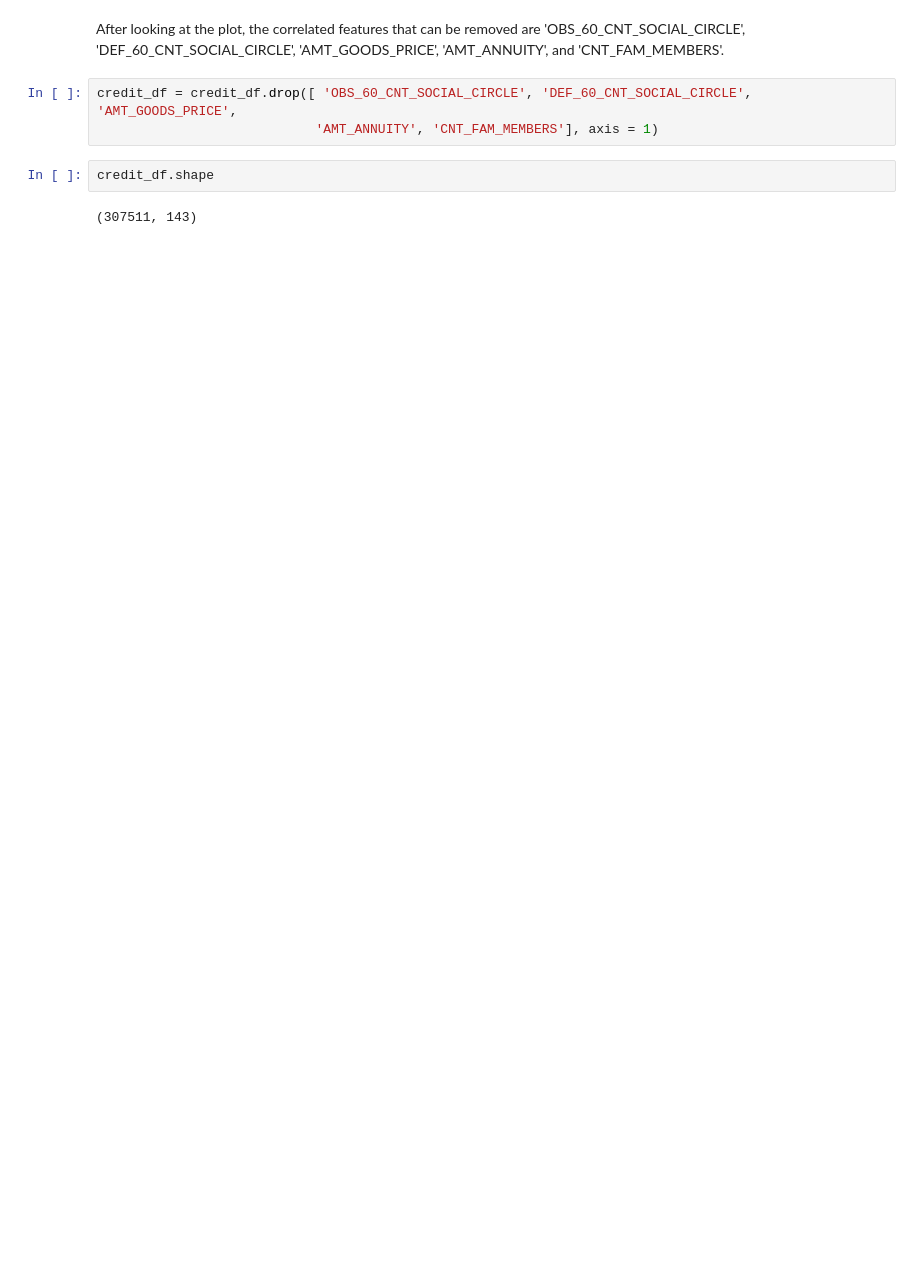
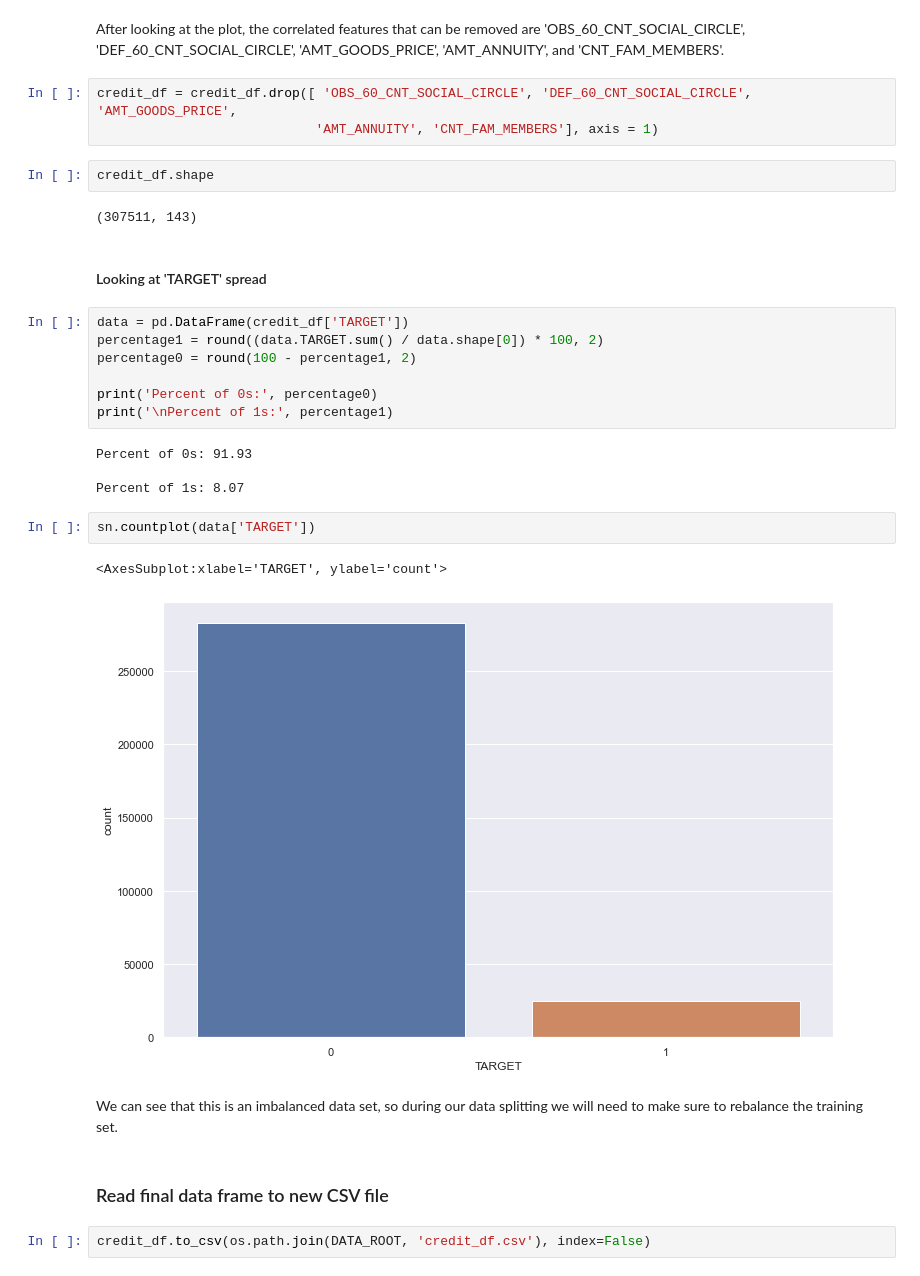
Before and after one commit to nr1988/ADS-505-Group-6, a Jupyter notebook: ADS505ProjectEDA.ipynb, the cells around one changed output. Cells and saved outputs as stored; diff of their text form; blank space fills up the shorter version.

```diff
--- a/ADS505ProjectEDA.ipynb
+++ b/ADS505ProjectEDA.ipynb
@@ -306,3 +306,27 @@ credit_df = credit_df.drop([ 'OBS_60_CNT_SOCIAL_CIRCLE', 'DEF_60_CNT_SOCIAL_CIRC
 credit_df.shape
 # %% [output]
 (307511, 143)
+# %% [markdown]
+#### Looking at 'TARGET' spread
+# %%
+data = pd.DataFrame(credit_df['TARGET'])
+percentage1 = round((data.TARGET.sum() / data.shape[0]) * 100, 2)
+percentage0 = round(100 - percentage1, 2)
+
+print('Percent of 0s:', percentage0)
+print('\nPercent of 1s:', percentage1)
+# %% [output]
+Percent of 0s: 91.93
+
+Percent of 1s: 8.07
+# %%
+sn.countplot(data['TARGET'])
+# %% [output]
+<AxesSubplot:xlabel='TARGET', ylabel='count'>
+[figure, added]
+# %% [markdown]
+We can see that this is an imbalanced data set, so during our data splitting we will need to make sure to rebalance the training set.
+# %% [markdown]
+### Read final data frame to new CSV file
+# %%
+credit_df.to_csv(os.path.join(DATA_ROOT, 'credit_df.csv'), index=False)
```
Also changed, not shown: parts of 5 cells of this notebook.
